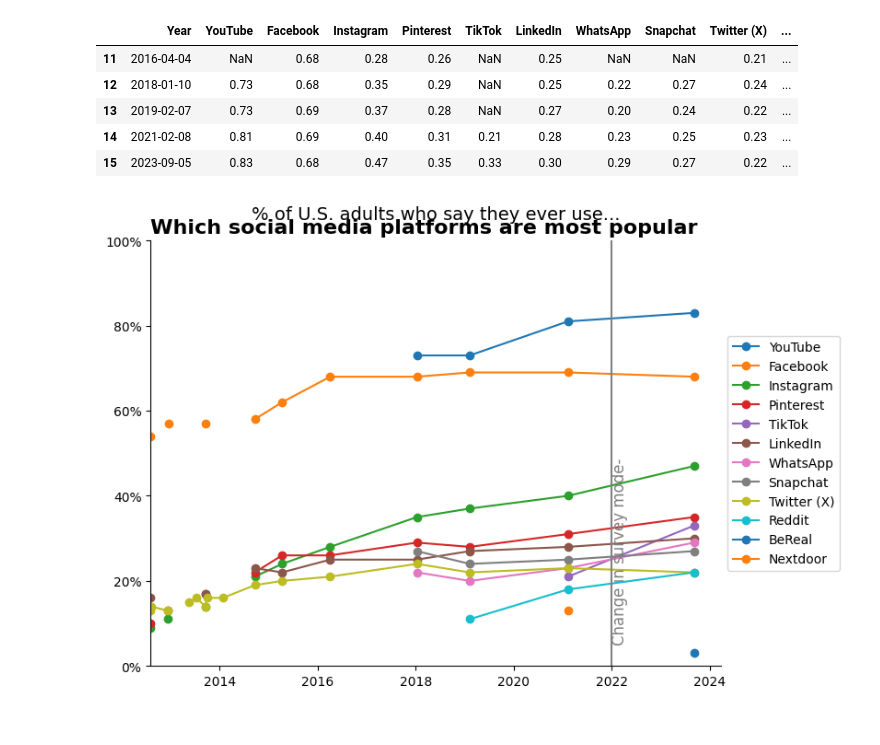
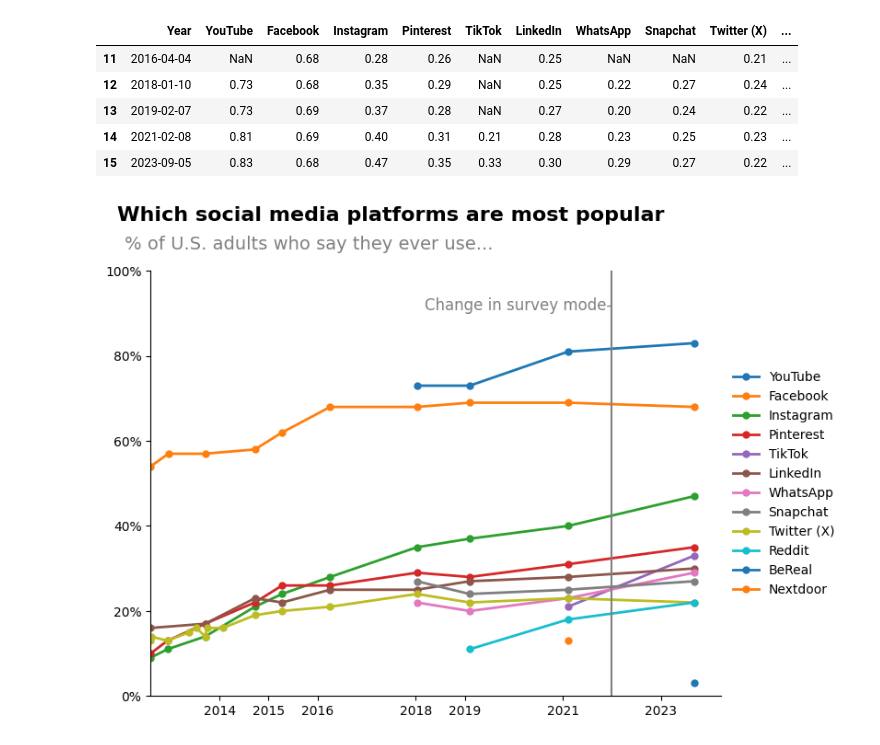
Before and after one commit to nusduck/DSS5201_TeamProject, a Jupyter notebook: src/data_tide.ipynb, the cells around one changed output. Cells and saved outputs as stored; diff of their text form; code cells hidden in the pictures.

```diff
--- a/src/data_tide.ipynb
+++ b/src/data_tide.ipynb
@@ -158,30 +158,50 @@ data2.tail()
 | 13 | 2019-02-07 | 0.73 | 0.69 | 0.37 | 0.28 | NaN | 0.27 | 0.20 | 0.24 | 0.22 | ... |
 | 14 | 2021-02-08 | 0.81 | 0.69 | 0.40 | 0.31 | 0.21 | 0.28 | 0.23 | 0.25 | 0.23 | ... |
 | 15 | 2023-09-05 | 0.83 | 0.68 | 0.47 | 0.35 | 0.33 | 0.30 | 0.29 | 0.27 | 0.22 | ... |
+# %%
+# return the unique values of the Year of the first date
+x_l = list(data2['Year'].dt.to_period('Y').dt.start_time.unique())
+x_ll = list(data2['Year'].dt.to_period('Y').dt.start_time.unique().strftime('%Y'))
 # %%
 import matplotlib.pyplot as plt
 fig, ax = plt.subplots(figsize=(8, 6))
-for i in data2.columns[1:]:
-    ax.plot(data2['Year'], data2[i], label = i, marker = 'o')
+# for i in data2.columns[1:]:
+#     ax.plot(data2['Year'], data2[i], label = i, marker = 'o')
+for column in data2.columns[1:]:
+    # Convert Year to datetime if it's not already
+    x = pd.to_datetime(data2['Year'])
+    y = data2[column]
+
+    # Remove NaN values for proper interpolation
+    mask = ~y.isna()
+    if mask.any():  # Only plot if there are non-NaN values
+        # Plot with interpolation
+        ax.plot(x[mask], y[mask], label=column, marker='o',
+                linestyle='-', # solid line
+                linewidth=2,   # slightly thicker lines
+                markersize=5)  # smaller markers for cleaner look
 # add a auxiliary line in 2021 year
 ax.axvline(x=pd.to_datetime('2022-01-01'), color='grey', linestyle='-')
-ax.text(pd.to_datetime('2022-01-01'), 0.05, 'Change in survey mode-', rotation=90, color='grey', fontsize=12, va='bottom')
+ax.text(pd.to_datetime('2022-01-01'), .9, 'Change in survey mode-', color='grey', fontsize=12, va='bottom',ha='right')
 # set legend on the center left side outside the plot
-plt.legend(loc='center left', bbox_to_anchor=(1, 0.5))
+
+plt.legend(loc='center left', bbox_to_anchor=(1, 0.5),frameon=False)
 # set the x axis start from 2010
-plt.xlim(data2['Year'].min())
+plt.xlim(data2.Year.min())
 # Ensure the y-axis ranges from 0 to 1
 ax.set_ylim(0, 1)
 # remove the frame of the plot
 ax.spines['top'].set_visible(False)
 ax.spines['right'].set_visible(False)
 # set the y axis present as percentage from 0% to 100%
 ax.yaxis.set_major_formatter(plt.FuncFormatter('{:.0%}'.format))
 # Set the title
-ax.set_title('Which social media platforms are most popular', fontsize=16, fontweight='bold', loc='left')
+ax.set_title('Which social media platforms are most popular', fontsize=16, fontweight='bold',y = 1.1,loc = "right",x=.9)
 
 # Add subtitle
-ax.text(0.5, 1.05, '% of U.S. adults who say they ever use...', fontsize=14, ha='center', transform=ax.transAxes)
+ax.text(0.6, 1.05, '% of U.S. adults who say they ever use...', fontsize=14, ha='right', transform=ax.transAxes,color='grey')
+ax.set_xticks(x_l[2:])
+ax.set_xticklabels(x_ll[2:])
 plt.show()
 # %% [output]
-[figure, old version]
+[figure, new version]
```
Also changed, not shown: parts of 2 cells of this notebook, 1 other file.
